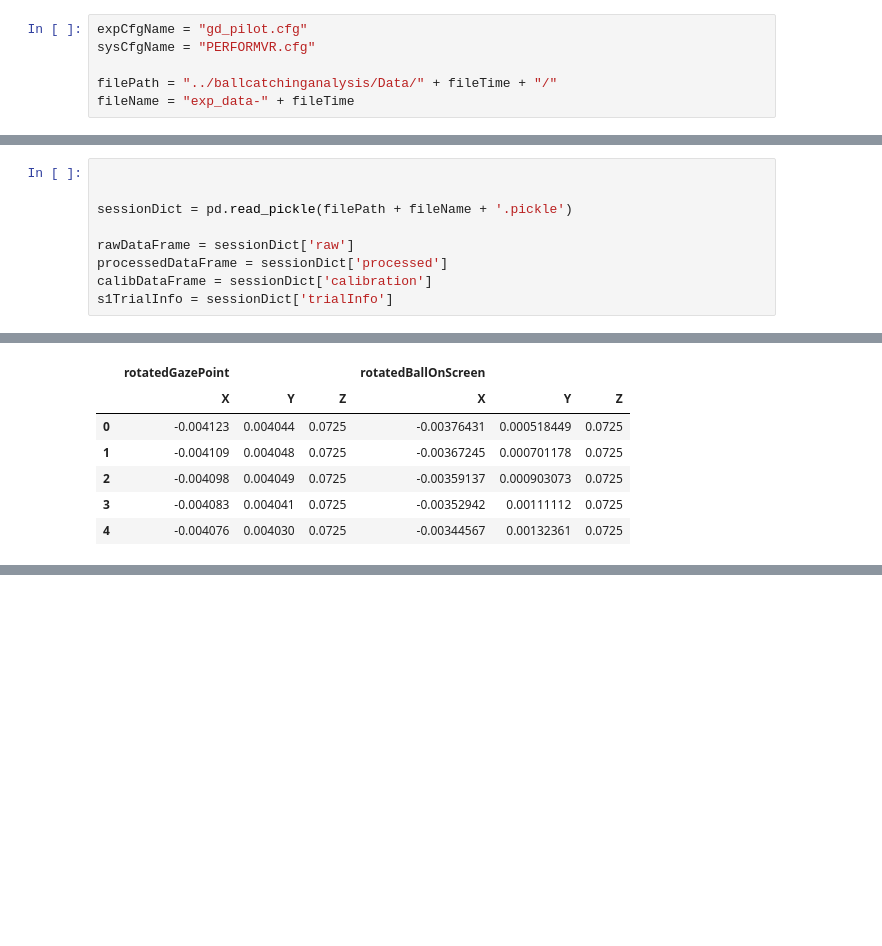
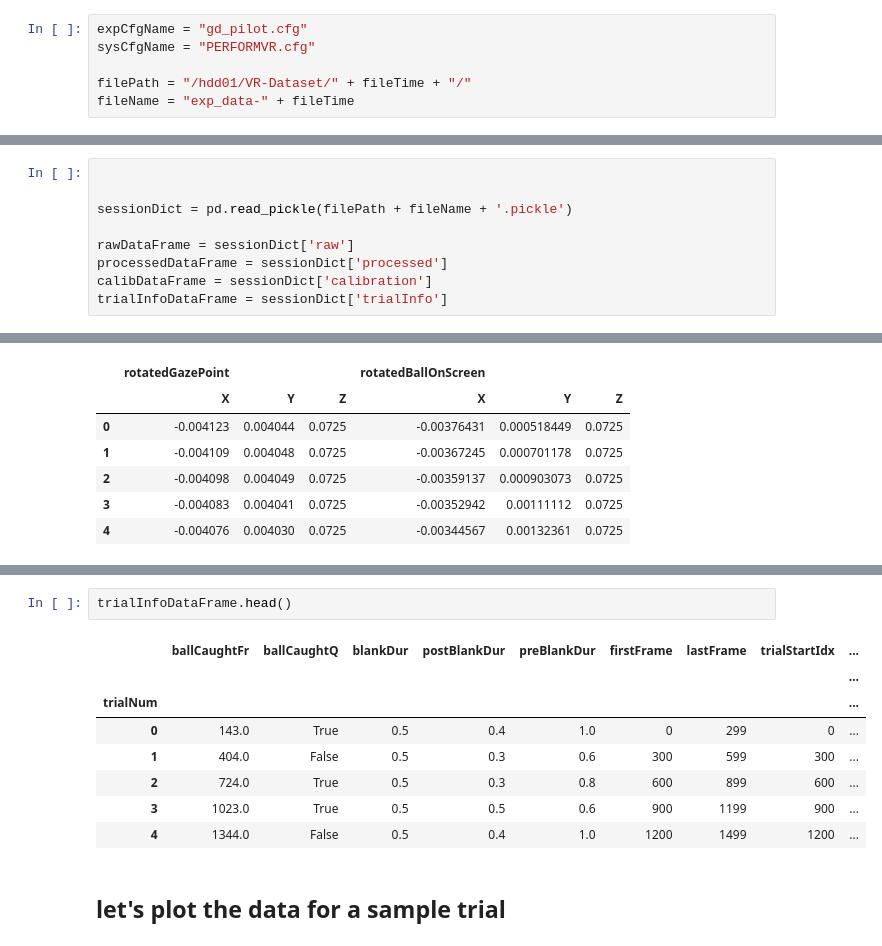
Before and after one commit to KamranBinaee/VRBallCatching, a Jupyter notebook: dataVisualization.ipynb, the cells around one changed output, grey strips where cells are left out. Saved outputs shown, nothing was run; the diff lists cells and outputs as text; blank space fills up the shorter version.

Commit message:
Plot gaze,ball in world, head and retina ccs to the dataVisualization notebook

```diff
--- a/dataVisualization.ipynb
+++ b/dataVisualization.ipynb
@@ -32,7 +35,7 @@ fileTime = fileTimeList[-1]
 expCfgName = "gd_pilot.cfg"
 sysCfgName = "PERFORMVR.cfg"
 
-filePath = "../ballcatchinganalysis/Data/" + fileTime + "/"
+filePath = "/hdd01/VR-Dataset/" + fileTime + "/"
 fileName = "exp_data-" + fileTime
 # %% [markdown]
 ## Let's read the data frames
@@ -44,7 +47,7 @@ sessionDict = pd.read_pickle(filePath + fileName + '.pickle')
 rawDataFrame = sessionDict['raw']
 processedDataFrame = sessionDict['processed']
 calibDataFrame = sessionDict['calibration']
-s1TrialInfo = sessionDict['trialInfo']
+trialInfoDataFrame = sessionDict['trialInfo']
 # %% [markdown]
 ## Let's see what is inside the raw data frame
 # %%
@@ -160,0 +172,13 @@ processedDataFrame[['rotatedGazePoint', 'rotatedBallOnScreen']][0:5]
+# %%
+trialInfoDataFrame.head()
+# %% [output]
+|  | ballCaughtFr | ballCaughtQ | blankDur | postBlankDur | preBlankDur | firstFrame | lastFrame | trialStartIdx | ... |
+|  |  |  |  |  |  |  |  |  | ... |
+| trialNum |  |  |  |  |  |  |  |  | ... |
+| 0 | 143.0 | True | 0.5 | 0.4 | 1.0 | 0 | 299 | 0 | ... |
+| 1 | 404.0 | False | 0.5 | 0.3 | 0.6 | 300 | 599 | 300 | ... |
+| 2 | 724.0 | True | 0.5 | 0.3 | 0.8 | 600 | 899 | 600 | ... |
+| 3 | 1023.0 | True | 0.5 | 0.5 | 0.6 | 900 | 1199 | 900 | ... |
+| 4 | 1344.0 | False | 0.5 | 0.4 | 1.0 | 1200 | 1499 | 1200 | ... |
+# %% [markdown]
+## let's plot the data for a sample trial
```
Also changed, not shown: parts of 11 cells of this notebook.
